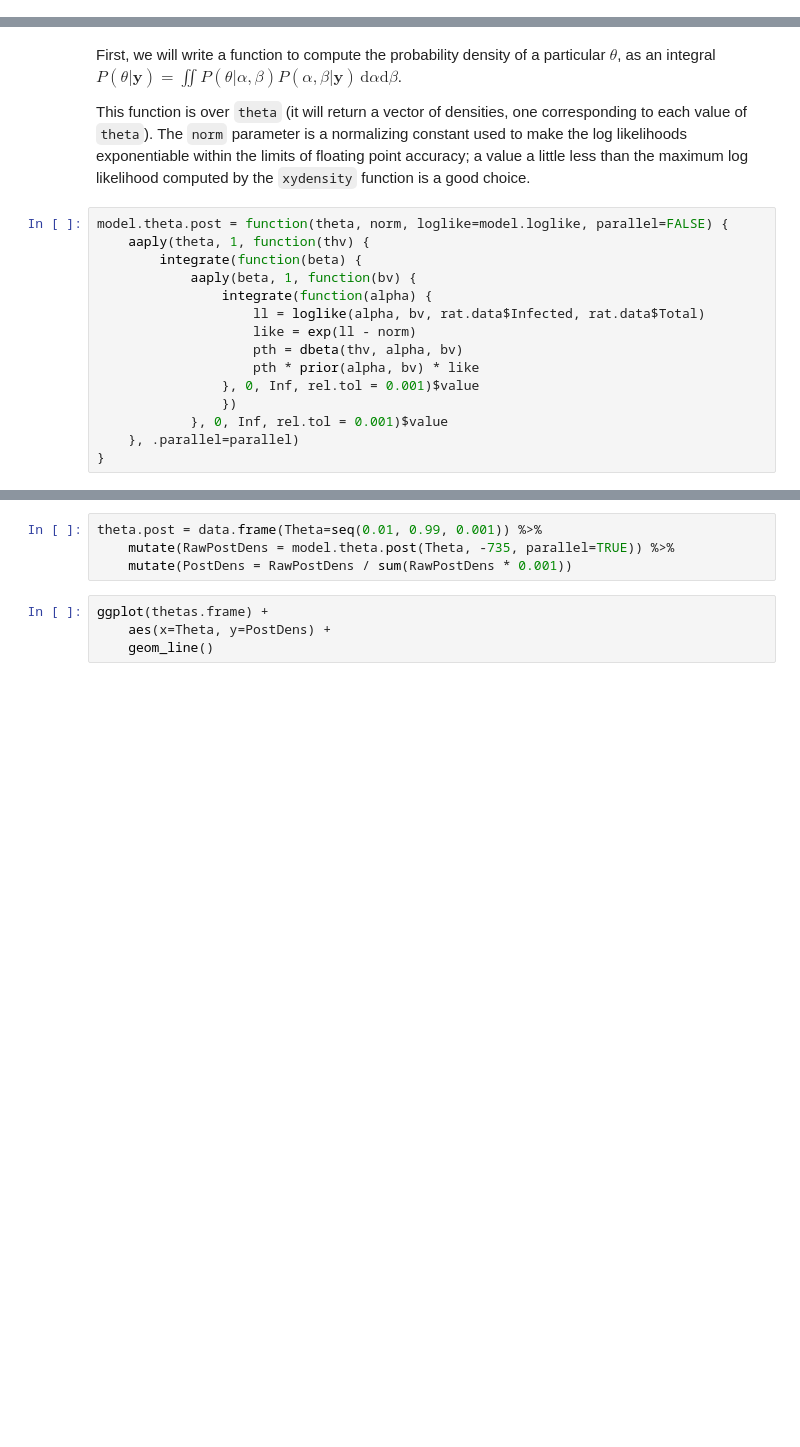
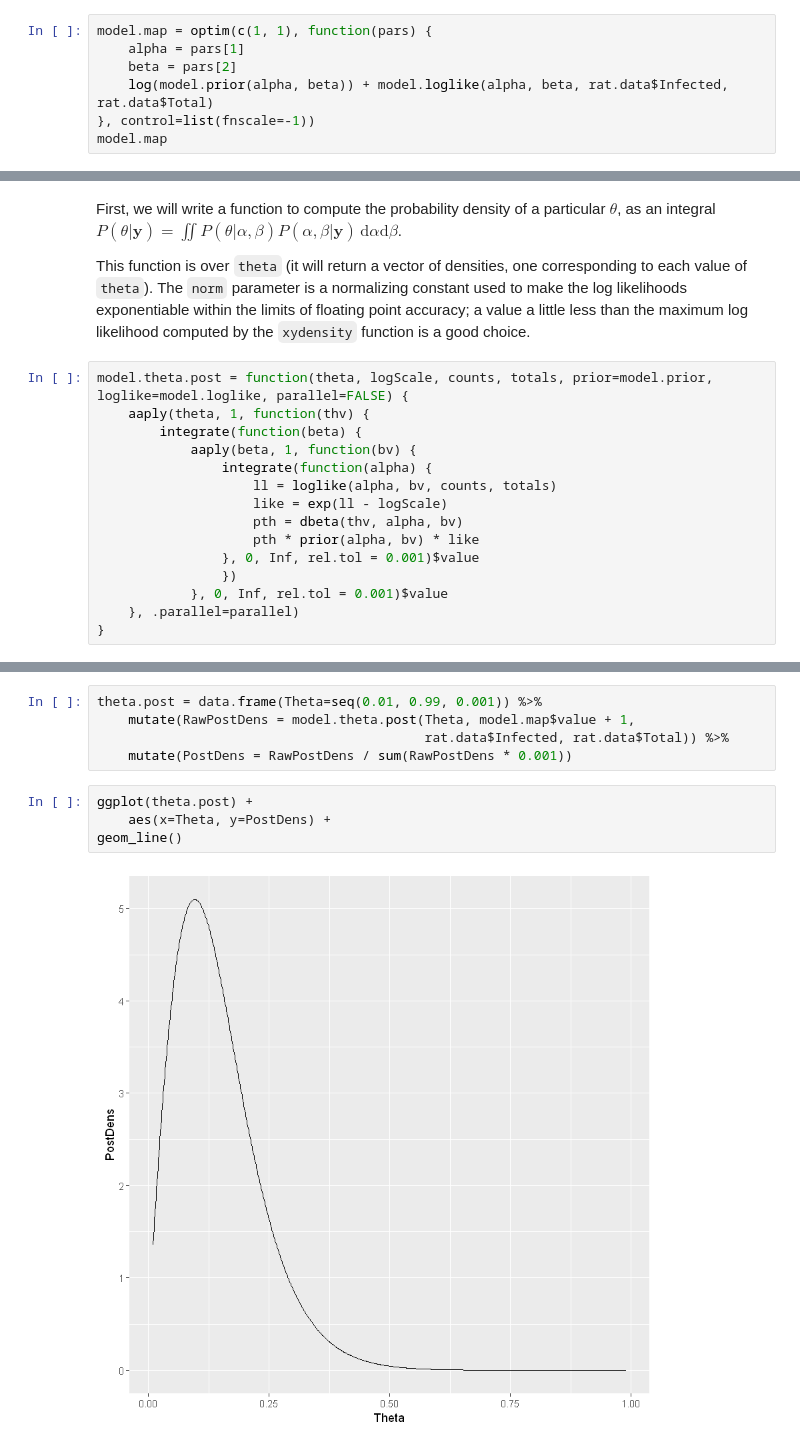
Before and after one commit to mdekstrand/rat-tumors, a Jupyter notebook: ModularTumors.ipynb, the cells around one changed output, grey strips where cells are left out. Cells and saved outputs as stored; diff of their text form; blank space fills up the shorter version.

```diff
--- a/ModularTumors.ipynb
+++ b/ModularTumors.ipynb
@@ -205,0 +216,7 @@ expvals(dens.points)
+# %%
+model.map = optim(c(1, 1), function(pars) {
+    alpha = pars[1]
+    beta = pars[2]
+    log(model.prior(alpha, beta)) + model.loglike(alpha, beta, rat.data$Infected, rat.data$Total)
+}, control=list(fnscale=-1))
+model.map
@@ -210,13 +243,13 @@ First, we will write a function to compute the probability density of a particul
 
 This function is over `theta` (it will return a vector of densities, one corresponding to each value of `theta`).  The `norm` parameter is a normalizing constant used to make the log likelihoods exponentiable within the limits of floating point accuracy; a value a little less than the maximum log likelihood computed by the `xydensity` function is a good choice.
 # %%
-model.theta.post = function(theta, norm, loglike=model.loglike, parallel=FALSE) {
+model.theta.post = function(theta, logScale, counts, totals, prior=model.prior, loglike=model.loglike, parallel=FALSE) {
     aaply(theta, 1, function(thv) {
         integrate(function(beta) {
             aaply(beta, 1, function(bv) {
                 integrate(function(alpha) {
-                    ll = loglike(alpha, bv, rat.data$Infected, rat.data$Total)
-                    like = exp(ll - norm)
+                    ll = loglike(alpha, bv, counts, totals)
+                    like = exp(ll - logScale)
                     pth = dbeta(thv, alpha, bv)
                     pth * prior(alpha, bv) * like
                 }, 0, Inf, rel.tol = 0.001)$value
@@ -236,8 +268,11 @@ summary(dens.points$logLike)
 # %%
 theta.post = data.frame(Theta=seq(0.01, 0.99, 0.001)) %>%
-    mutate(RawPostDens = model.theta.post(Theta, -735, parallel=TRUE)) %>%
+    mutate(RawPostDens = model.theta.post(Theta, model.map$value + 1,
+                                          rat.data$Infected, rat.data$Total)) %>%
     mutate(PostDens = RawPostDens / sum(RawPostDens * 0.001))
 # %%
-ggplot(thetas.frame) +
+ggplot(theta.post) +
     aes(x=Theta, y=PostDens) +
-    geom_line()
+geom_line()
+# %% [output]
+[figure, added]
```
Also changed, not shown: parts of 16 cells of this notebook.
